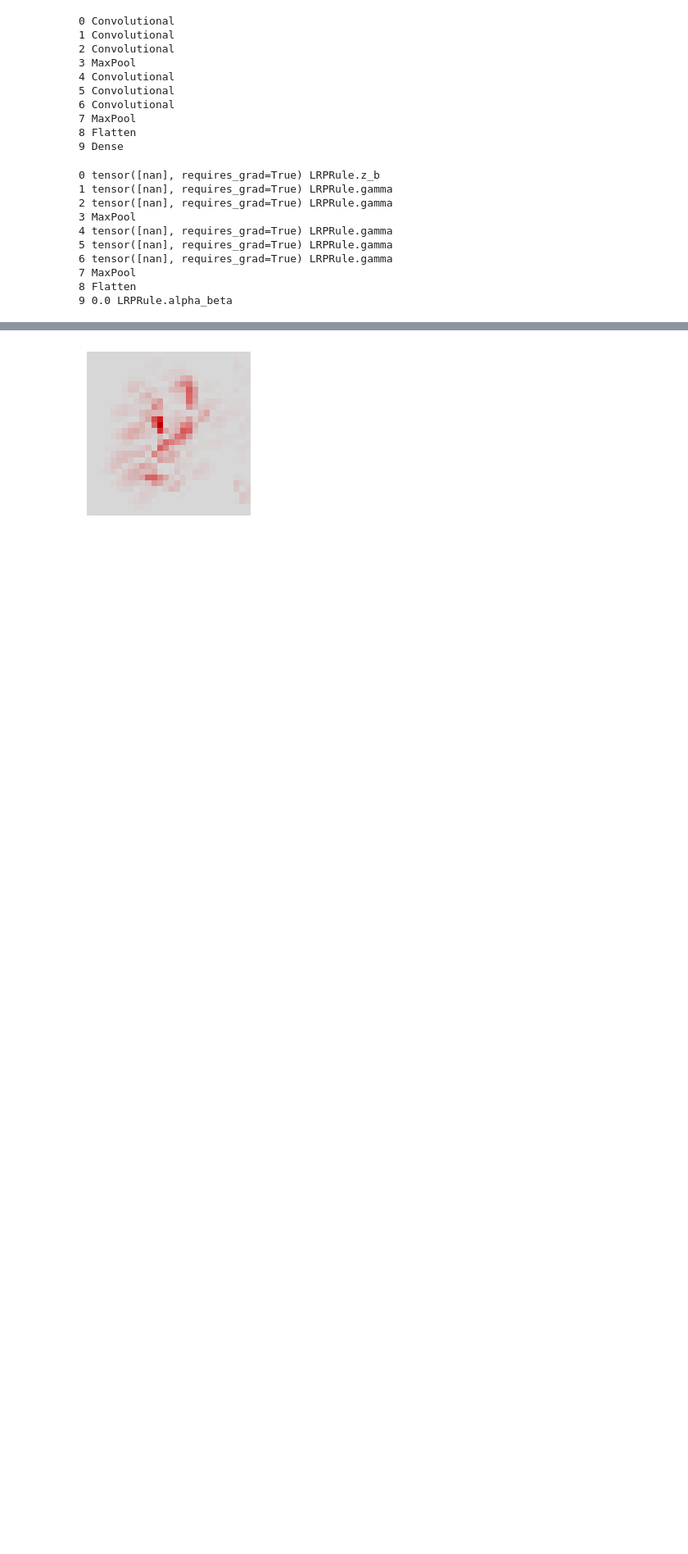
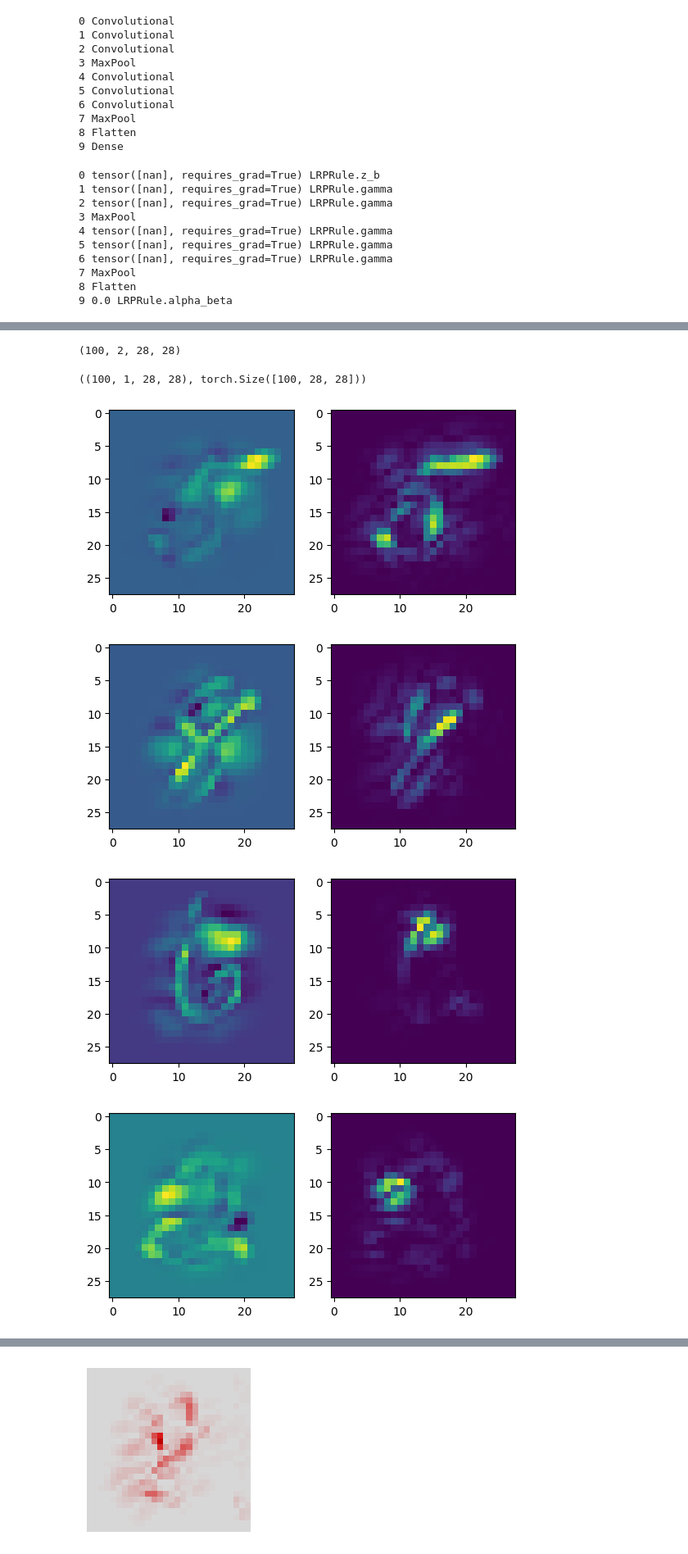
Before and after one commit to johannesmaess/investigation, a Jupyter notebook: shap-approximating-with-lrp-kessel.ipynb, the cells around one changed output, grey strips where cells are left out. Shown at 82% size. Cells and saved outputs as stored; diff of their text form; code cells hidden in the pictures; blank space fills up the shorter version.

```diff
--- a/approximating-shap-with-lrp-kessel.ipynb
+++ b/shap-approximating-with-lrp-kessel.ipynb
@@ -50,0 +50,19 @@ torch.Size([100, 784])
+# %%
+shaps_per_config = {}
+path = PICKLE_PATH+'d3'
+
+for fn in tqdm(sorted(os.listdir(path))):
+    if 'shap' in fn:
+        config = fn.split('__batch-')[0]
+        data_tag = fn[:-7]
+        data = load_data('d3', data_tag)
+        if config not in shaps_per_config.keys():
+            shaps_per_config[config] = [data]
+        else:
+            shaps_per_config[config].append(data)
+
+for config, data_list in tqdm(shaps_per_config.items()):
+    shaps_per_config[config] = np.vstack(data_list)
+
+for config, data in (shaps_per_config.items()):
+    print(config, data.shape)
@@ -141,0 +203,29 @@ for i, l in enumerate(model.layers):
+# %%
+combined = np.stack((x[:, 0].detach().numpy(), expl.detach().numpy())).transpose((1, 0, 2, 3))
+combined.shape
+# %% [output]
+(100, 2, 28, 28)
+# %%
+shap_predicted_class.shape, expl.shape
+# %% [output]
+((100, 1, 28, 28), torch.Size([100, 28, 28]))
+# %%
+comb = combined.copy()
+
+# shapeley values and lrp explanation have very differetn scales -> norm them
+
+if True: # norm by std
+    comb /= combined.std(axis=(2,3), keepdims=True)
+else:    # norm by l1 norm
+    comb /= np.sum(np.abs(comb), axis=(2,3), keepdims=True)
+
+for shap_img, expl_img in comb[:5]:
+    fig, (ax1, ax2) = plt.subplots(1, 2)
+    ax1.imshow(shap_img)
+    ax2.imshow(expl_img)
+    plt.show()
+# %% [output]
+[figure, added]
+[figure, added]
+[figure, added]
+[figure, added]
```
Also changed, not shown: parts of 30 cells of this notebook, 6 other files.
